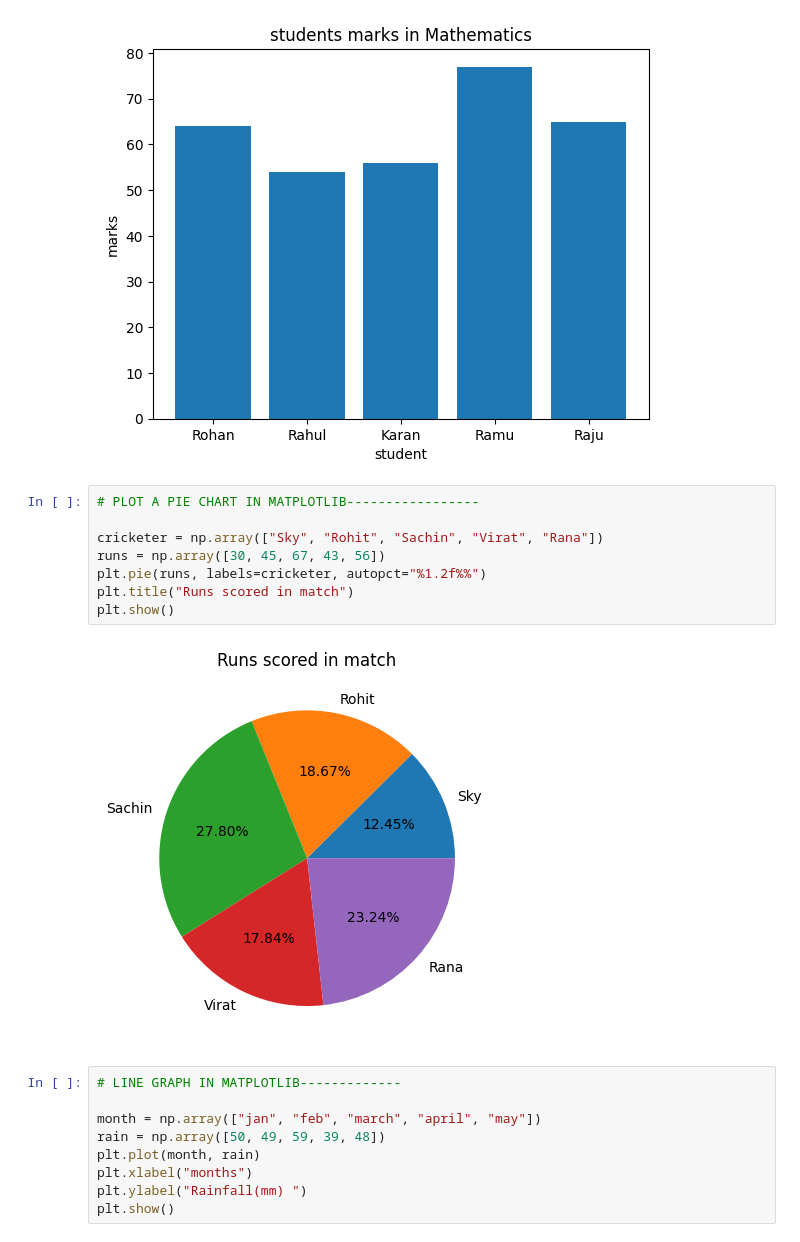
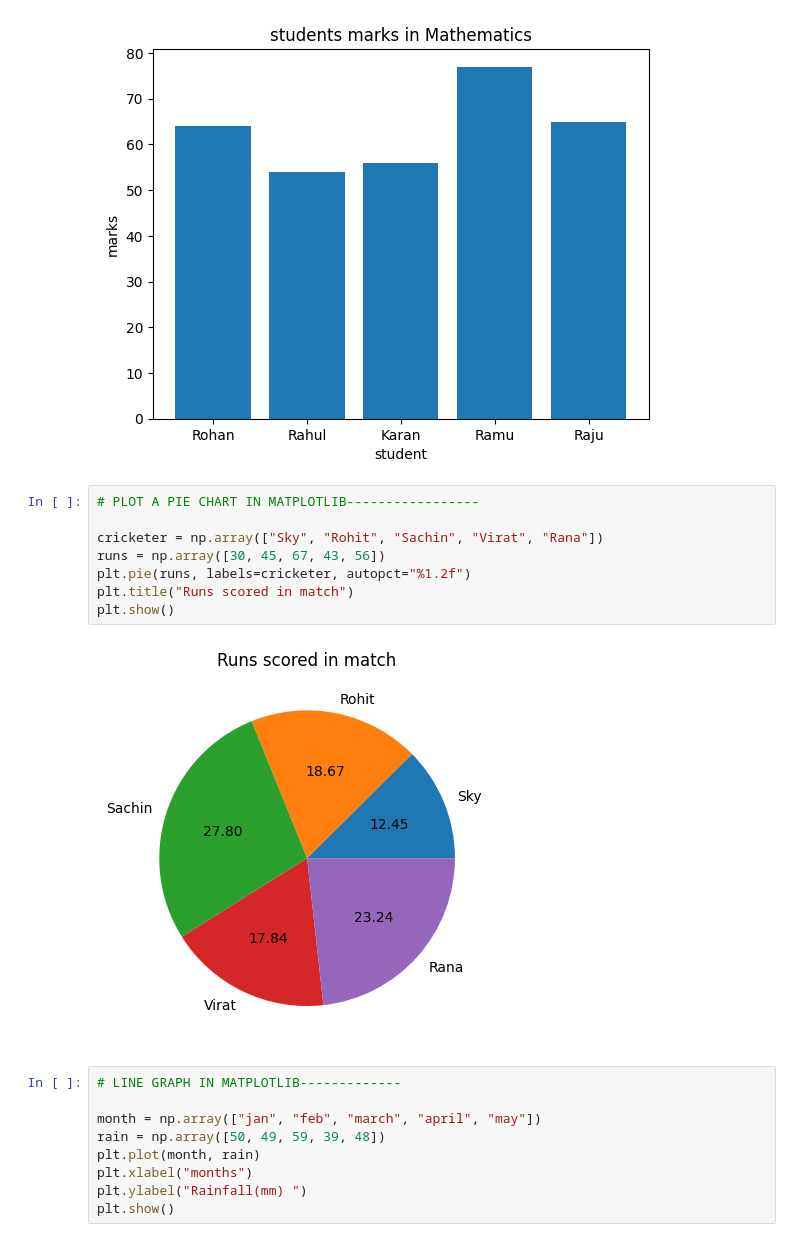
Before and after one commit to Rohan048/Python-Programming-and-libraries, a Jupyter notebook: PYTHON/Matplotlib_Tutorials.ipynb, the cells around one changed output. Cells and saved outputs as stored; diff of their text form.

```diff
--- a/PYTHON/Matplotlib_Tutorials.ipynb
+++ b/PYTHON/Matplotlib_Tutorials.ipynb
@@ -143,13 +143,13 @@ plt.show()
 # %%
 # PLOT A PIE CHART IN MATPLOTLIB-----------------
 
 cricketer = np.array(["Sky", "Rohit", "Sachin", "Virat", "Rana"])
 runs = np.array([30, 45, 67, 43, 56])
-plt.pie(runs, labels=cricketer, autopct="%1.2f%%")
+plt.pie(runs, labels=cricketer, autopct="%1.2f")
 plt.title("Runs scored in match")
 plt.show()
 # %% [output]
-[figure, old version]
+[figure, new version]
 # %%
 # LINE GRAPH IN MATPLOTLIB-------------
 
```
Also changed, not shown: parts of 4 cells of this notebook.
